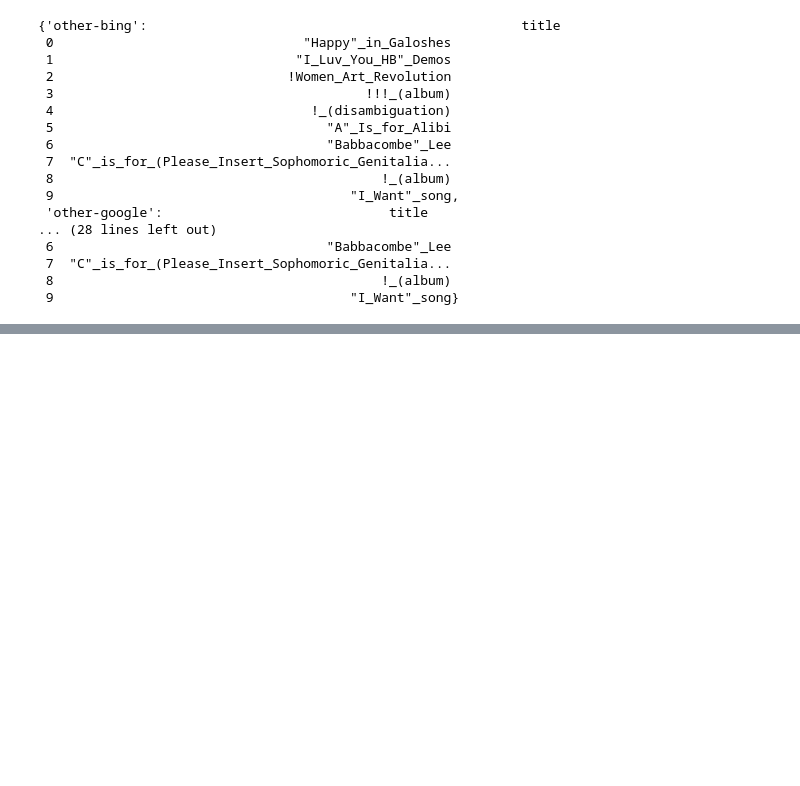
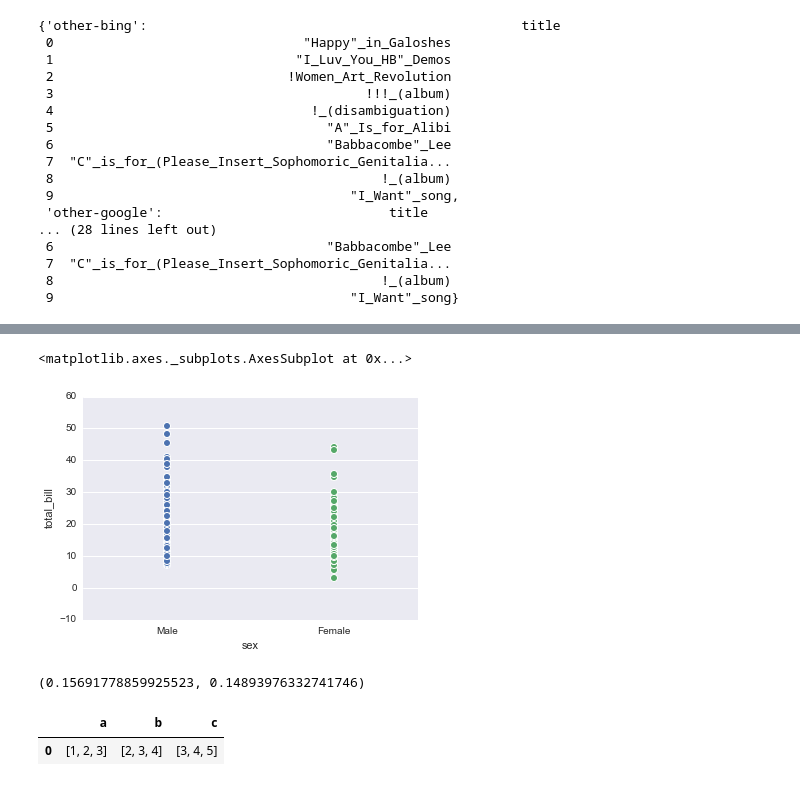
Before and after one commit to seewalker/wikipedia_analytics, a Jupyter notebook: experiments.ipynb, the cells around one changed output, grey strips where cells are left out. Cells and saved outputs as stored; diff of their text form; code cells hidden in the pictures; blank space fills up the shorter version.

```diff
--- a/experiments.ipynb
+++ b/experiments.ipynb
@@ -119,0 +136,17 @@ maximal(10)
+# %%
+sns.stripplot(data=tips,x="sex",y="total_bill")
+# %% [output]
+<matplotlib.axes._subplots.AxesSubplot at 0x...>
+[figure, added]
+# %%
+ft = tips[ tips.sex == "Female"]
+fd = ft.apply(np.sum)
+fa = fd['tip'] / fd['total_bill']
+
+mt = tips[ tips.sex == "Male"]
+md = mt.apply(np.sum)
+ma = md['tip'] / md['total_bill']
+
+print(fa,ma)
+# %% [output]
+(0.15691778859925523, 0.14893976332741746)
@@ -119,0 +156,5 @@ maximal(10)
+# %%
+sns.
+# %% [output]
+|  | a | b | c |
+| 0 | [1, 2, 3] | [2, 3, 4] | [3, 4, 5] |
```
Also changed, not shown: parts of 12 cells of this notebook, 7 other files.
